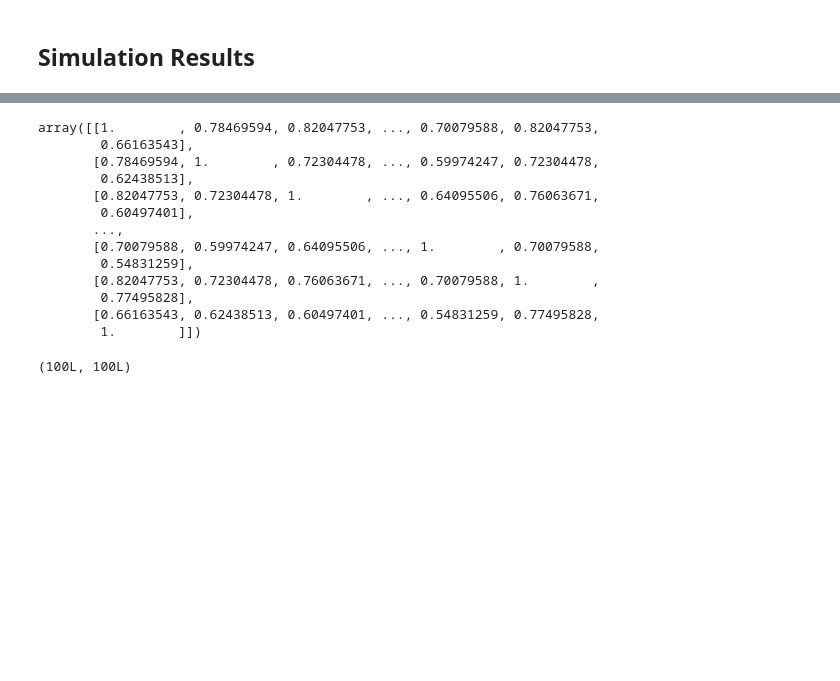
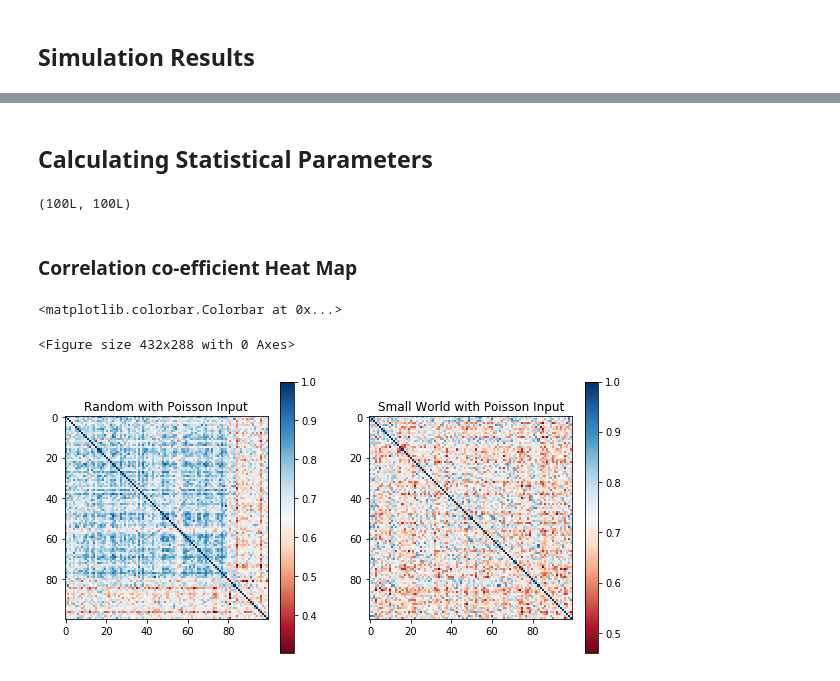
Before and after one commit to KokilaP/Neural-Networks, a Jupyter notebook: N1_RandomNetwork.ipynb, the cells around one changed output, grey strips where cells are left out. Saved outputs shown, nothing was run; the diff lists cells and outputs as text; code cells hidden in the pictures; blank space fills up the shorter version.

Commit message:
Heat map

```diff
--- a/N1_RandomNetwork.ipynb
+++ b/N1_RandomNetwork.ipynb
@@ -449,6 +449,15 @@ class Spike_Stats:
                 count = count + 1
             sp_binary[k] = temp
         return sp_binary
+
+    def spike_cc(self,bin_vector):
+        var = [] # A empty list that will contain lists of binary spike trains
+        for k in bin_vector:
+            var.append(bin_vector[k]) # Required format to use with numpy's corrcoef function
+
+        CC_matrix = np.corrcoef(var) # This matrix is N-neurons by N-neurons and the main diagonal is all 1s
+                                     # test with try CC_matrix.shape to confirm
+        return CC_matrix
 # %% [markdown]
 ## Defining Input Parameters
 # %%
@@ -659,3 +682,5 @@ BrianVis.spike_hist(run_time,all_spikes2)
+# %% [markdown]
+## Calculating Statistical Parameters
 # %%
 def spike_stat(spikemon):
     # provide a pairs showing index and spike times of neurons
@@ -704,33 +729,37 @@ def spike_stat(spikemon):
 # Calculate ISI mean, variance and co-efficient of variation from spike times
 stats = Spike_Stats() # Initialize Spike Stats class
 [ISI,ISI_mean,ISI_var,ISI_cv] = stats.ISI_stats(spikemon1)
+[ISI2,ISI2_mean,ISI2_var,ISI2_cv] = stats.ISI_stats(spikemon2)
 
 # Create binary spike trains, put into stats class
 sp_binary = stats.spike_bin(ISI,bin_size)
+sp2_binary = stats.spike_bin(ISI2,bin_size)
 
 # Calculating correlation co-efficient
-var = [] # A empty list that will contain lists of binary spike trains
-for k in sp_binary:
-    var.append(sp_binary[k]) # Required format to use with numpy's corrcoef function
-
-CC_matrix = np.corrcoef(var) # This matrix is N-neurons by N-neurons and the main diagonal is all 1s
-                             # test with try CC_matrix.shape to confirm
-CC_matrix
+CC_matrix = stats.spike_cc(sp_binary)
+CC2_matrix = stats.spike_cc(sp2_binary)
-# %% [output]
-array([[1.        , 0.78469594, 0.82047753, ..., 0.70079588, 0.82047753,
-        0.66163543],
-       [0.78469594, 1.        , 0.72304478, ..., 0.59974247, 0.72304478,
-        0.62438513],
-       [0.82047753, 0.72304478, 1.        , ..., 0.64095506, 0.76063671,
-        0.60497401],
-       ...,
-       [0.70079588, 0.59974247, 0.64095506, ..., 1.        , 0.70079588,
-        0.54831259],
-       [0.82047753, 0.72304478, 0.76063671, ..., 0.70079588, 1.        ,
-        0.77495828],
-       [0.66163543, 0.62438513, 0.60497401, ..., 0.54831259, 0.77495828,
-        1.        ]])
 # %%
 CC_matrix.shape
 # %% [output]
 (100L, 100L)
+# %% [markdown]
+### Correlation co-efficient Heat Map
+# %%
+# Generating a heat map
+fig3 = plt.figure()
+plt.subplots(figsize=(10,5)) # Increasing the figure size
+#plt.subplots_adjust(wspace = 1) # Change width between subplots
+
+ax1 = plt.subplot(1,2,1)
+ax1.set_title("Random with Poisson Input")
+map = plt.imshow(CC_matrix,cmap = 'RdBu') # Blue gives maximum correlation while red shows least correlation
+plt.colorbar(map) # To show the legend of colors with corresponding values form matrix
+
+ax2 = plt.subplot(1,2,2)
+ax2.set_title("Small World with Poisson Input")
+map2 = plt.imshow(CC2_matrix,cmap = 'RdBu') # Blue gives maximum correlation while red shows least correlation
+plt.colorbar(map2)
+# %% [output]
+<matplotlib.colorbar.Colorbar at 0x...>
+<Figure size 432x288 with 0 Axes>
+[figure, added]
```
Also changed, not shown: parts of 4 cells of this notebook.
